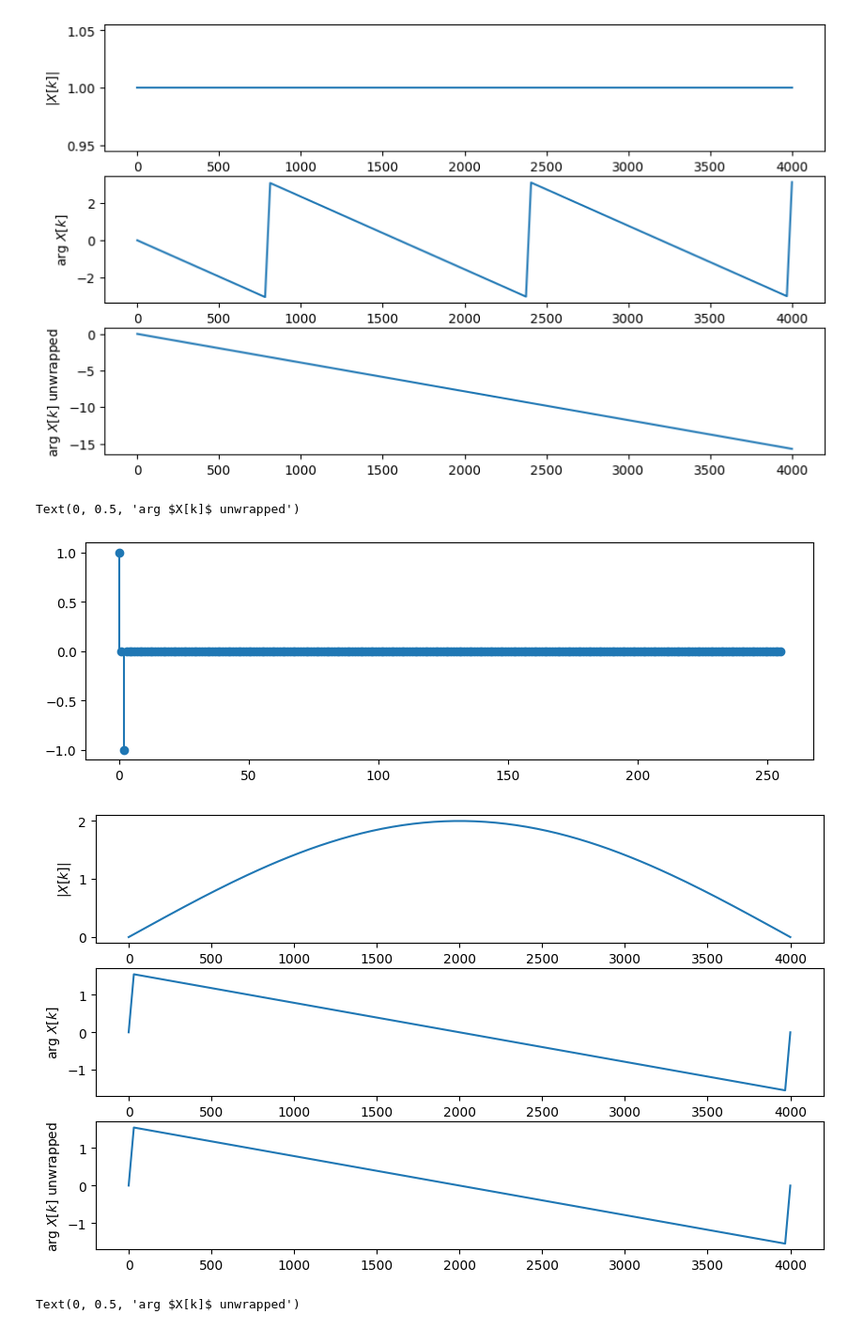
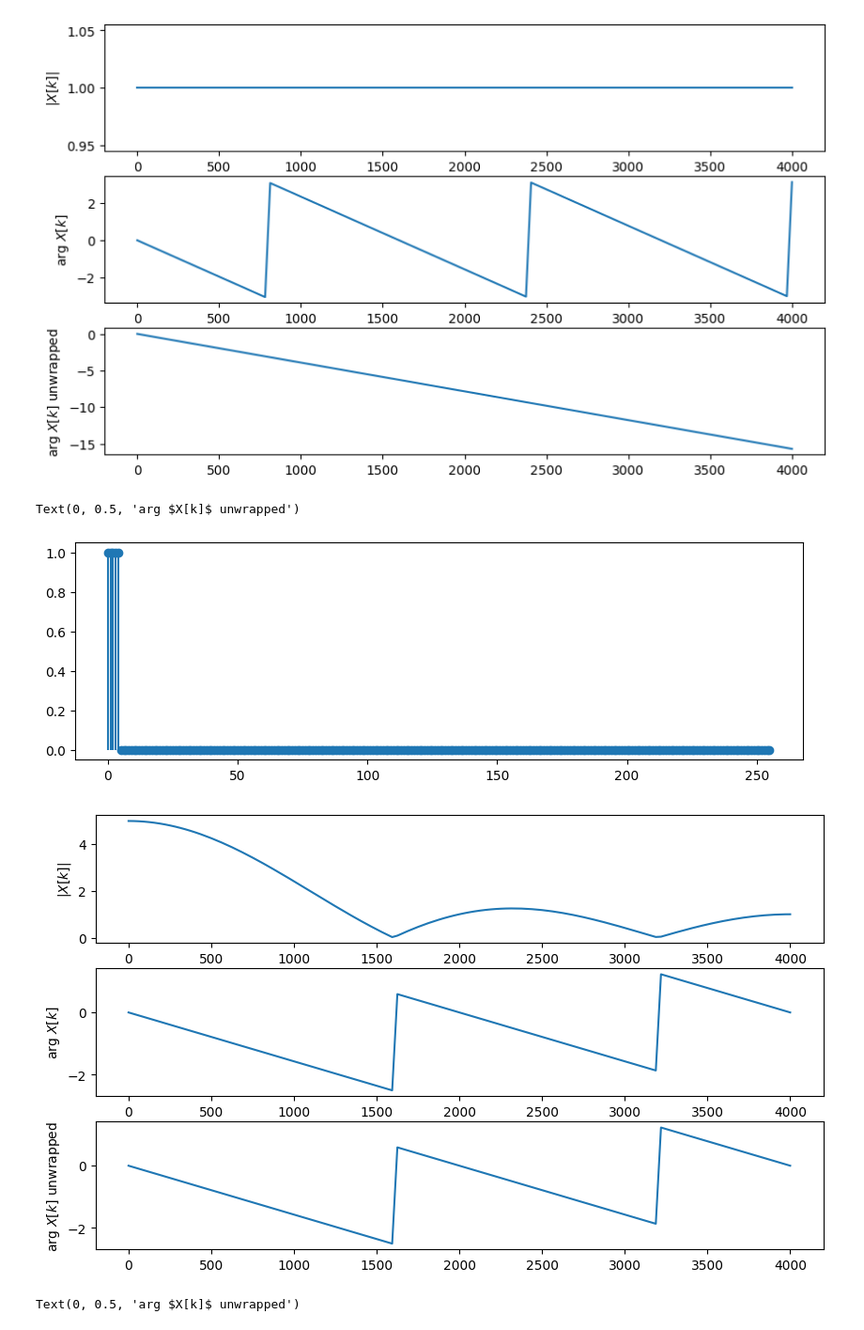
Before and after one commit to Katzoun/ISS-course, a Jupyter notebook: 03_spectral_analysis_2/03_spectral_2.ipynb, the cells around one changed output. Shown at 94% size. Drawn from its saved outputs; the diff is of its cells as text; code cells hidden in the pictures.

```diff
--- a/03_spectral_analysis_2/03_spectral_2.ipynb
+++ b/03_spectral_analysis_2/03_spectral_2.ipynb
@@ -152,24 +152,24 @@ Text(0, 0.5, 'arg $X[k]$ unwrapped')
 # %%
 # >>>>>>>>>>>>>>>>> #dft_of_rectangle <<<<<<<<<<<<<<<<<<<<<<<<<
 x = np.zeros(N)
 
 g = 5  # <--------------- set the rectangle width here
-# x[0:g] = 1
-x[0:4] = [1,0,-1,0]
+x[0:g] = 1
+# x[0:4] = [1,0,-1,0]
 X = np.fft.fft(x)
 plt.figure(figsize=(10,3))
 plt.stem(n,x,basefmt=" ")
 _, ax = plt.subplots(3,1, figsize=(10,6))
 ax[0].plot(f,np.abs(X[kall]))
 ax[0].set_ylabel('$|X[k]|$')
 ax[1].plot(f,np.angle(X[kall]))
 ax[1].set_ylabel('arg $X[k]$')
 ax[2].plot(f,np.unwrap(np.angle(X[kall])))
 ax[2].set_ylabel('arg $X[k]$ unwrapped')
 # %% [output]
 Text(0, 0.5, 'arg $X[k]$ unwrapped')
-[figure, old version]
+[figure, new version]
-[figure, old version]
+[figure, new version]
 # %%
 # >>>>>>>>>>>>>>>>> #dft_of_symmetrical_rectangle <<<<<<<<<<<<<<<<<<<<<<<<<
 x = np.zeros(N)
```
Also changed, not shown: parts of 18 cells of this notebook, 23 other files.
